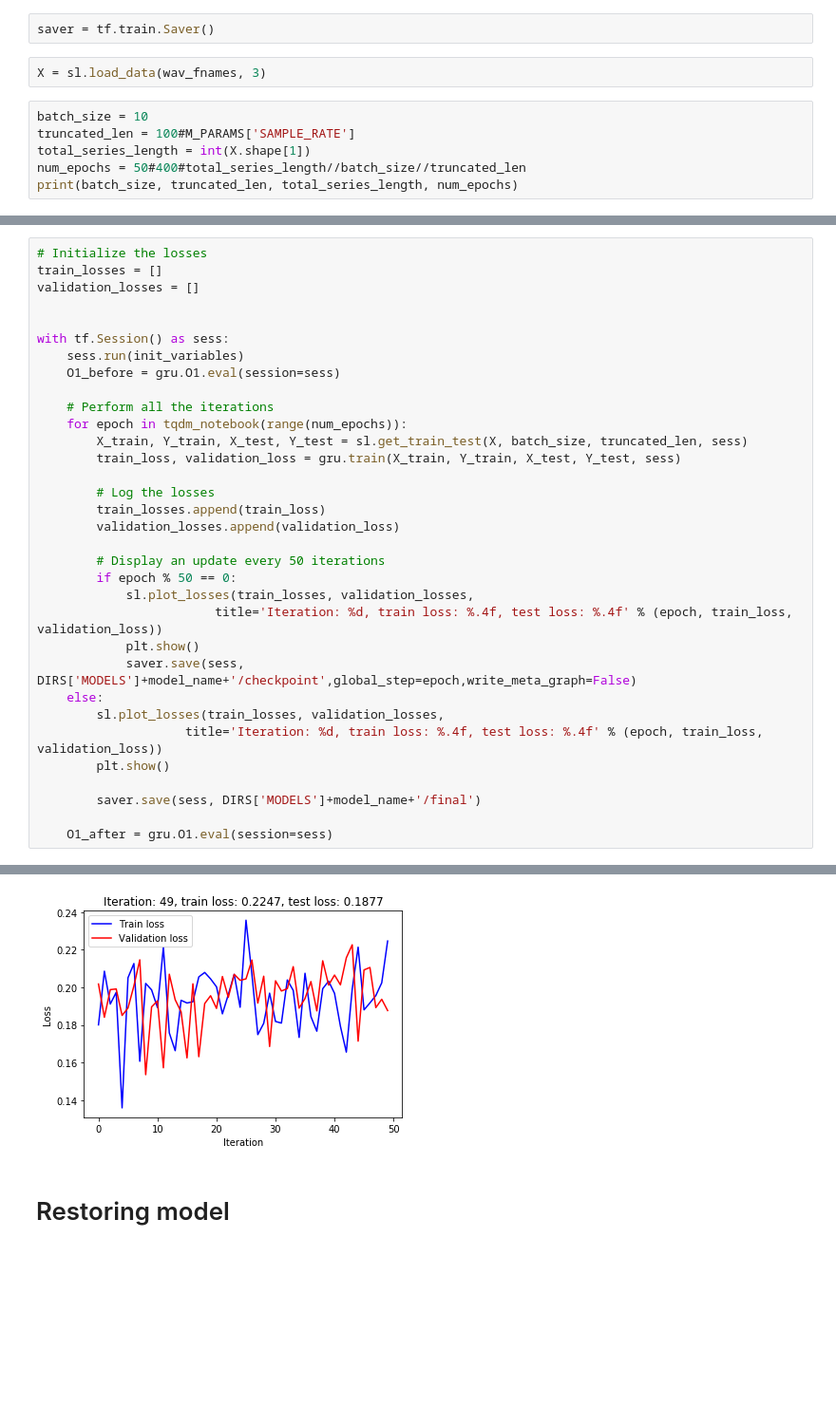
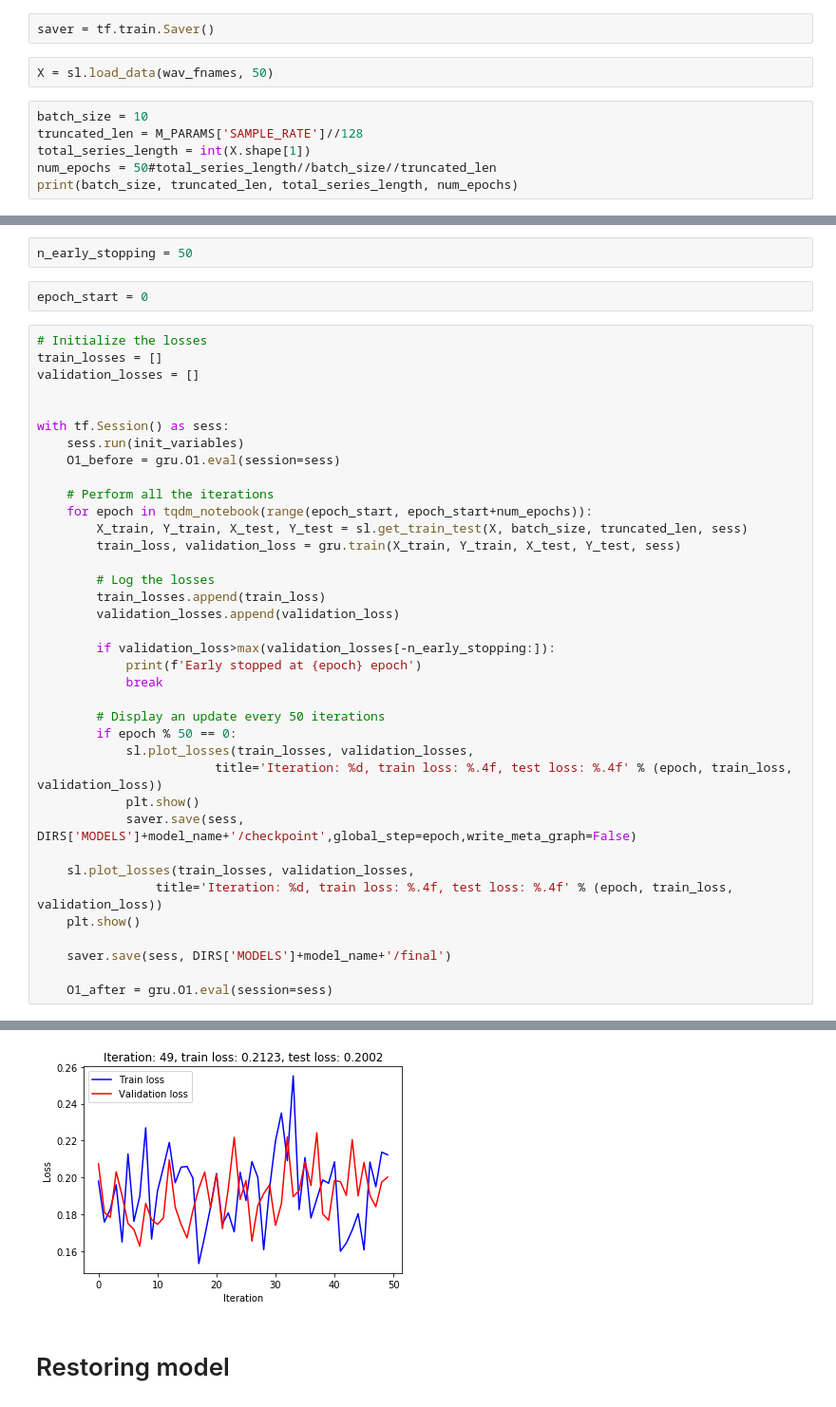
Before and after one commit to EgorDudyrev/Speach_Synthesizer, a Jupyter notebook: notebooks/ed-2019.04.23-Refactor_model.ipynb, the cells around one changed output, grey strips where cells are left out. Shown at 95% size. Drawn from its saved outputs; the diff is of its cells as text; blank space fills up the shorter version.

```diff
--- a/notebooks/ed-2019.04.23-Refactor_model.ipynb
+++ b/notebooks/ed-2019.04.23-Refactor_model.ipynb
@@ -232,11 +232,11 @@ init_variables = tf.global_variables_initializer()
 # %%
 saver = tf.train.Saver()
 # %%
-X = sl.load_data(wav_fnames, 3)
+X = sl.load_data(wav_fnames, 50)
 # %%
 batch_size = 10
-truncated_len = 100#M_PARAMS['SAMPLE_RATE']
+truncated_len = M_PARAMS['SAMPLE_RATE']//128
 total_series_length = int(X.shape[1])
-num_epochs = 50#400#total_series_length//batch_size//truncated_len
+num_epochs = 50#total_series_length//batch_size//truncated_len
 print(batch_size, truncated_len, total_series_length, num_epochs)
 # %% [output]
@@ -244,3 +244,7 @@ print(batch_size, truncated_len, total_series_length, num_epochs)
+# %%
+n_early_stopping = 50
+# %%
+epoch_start = 0
 # %%
 # Initialize the losses
 train_losses = []
@@ -252,7 +256,7 @@ with tf.Session() as sess:
     O1_before = gru.O1.eval(session=sess)
 
     # Perform all the iterations
-    for epoch in tqdm_notebook(range(num_epochs)):
+    for epoch in tqdm_notebook(range(epoch_start, epoch_start+num_epochs)):
         X_train, Y_train, X_test, Y_test = sl.get_train_test(X, batch_size, truncated_len, sess)
         train_loss, validation_loss = gru.train(X_train, Y_train, X_test, Y_test, sess)
 
@@ -260,18 +264,22 @@ with tf.Session() as sess:
         train_losses.append(train_loss)
         validation_losses.append(validation_loss)
 
+        if validation_loss>max(validation_losses[-n_early_stopping:]):
+            print(f'Early stopped at {epoch} epoch')
+            break
+
         # Display an update every 50 iterations
         if epoch % 50 == 0:
             sl.plot_losses(train_losses, validation_losses,
                         title='Iteration: %d, train loss: %.4f, test loss: %.4f' % (epoch, train_loss, validation_loss))
             plt.show()
             saver.save(sess, DIRS['MODELS']+model_name+'/checkpoint',global_step=epoch,write_meta_graph=False)
-    else:
-        sl.plot_losses(train_losses, validation_losses,
-                    title='Iteration: %d, train loss: %.4f, test loss: %.4f' % (epoch, train_loss, validation_loss))
-        plt.show()
 
-        saver.save(sess, DIRS['MODELS']+model_name+'/final')
+    sl.plot_losses(train_losses, validation_losses,
+                title='Iteration: %d, train loss: %.4f, test loss: %.4f' % (epoch, train_loss, validation_loss))
+    plt.show()
+
+    saver.save(sess, DIRS['MODELS']+model_name+'/final')
 
     O1_after = gru.O1.eval(session=sess)
 # %% [output]
@@ -280,4 +288,4 @@ with tf.Session() as sess:
-[figure, old version]
+[figure, new version]
 # %% [markdown]
 # Restoring model
 # %%
```
Also changed, not shown: parts of 8 cells of this notebook, 3 other files.
